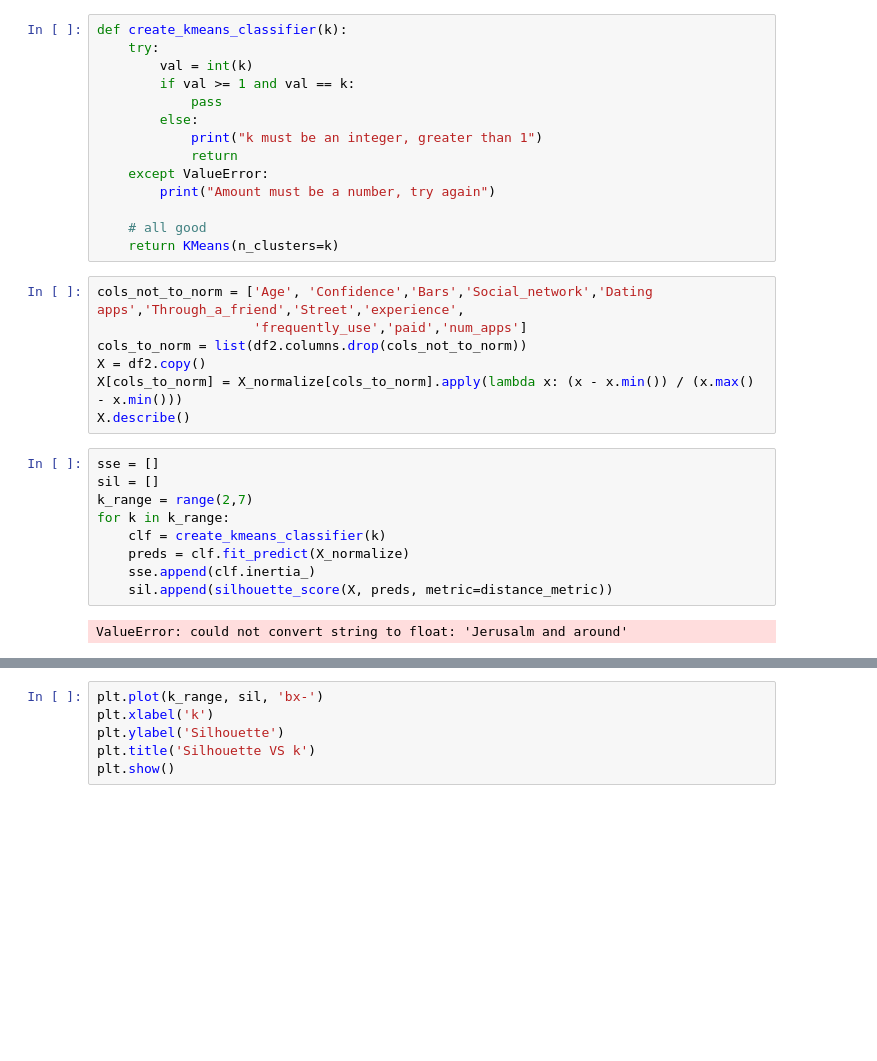
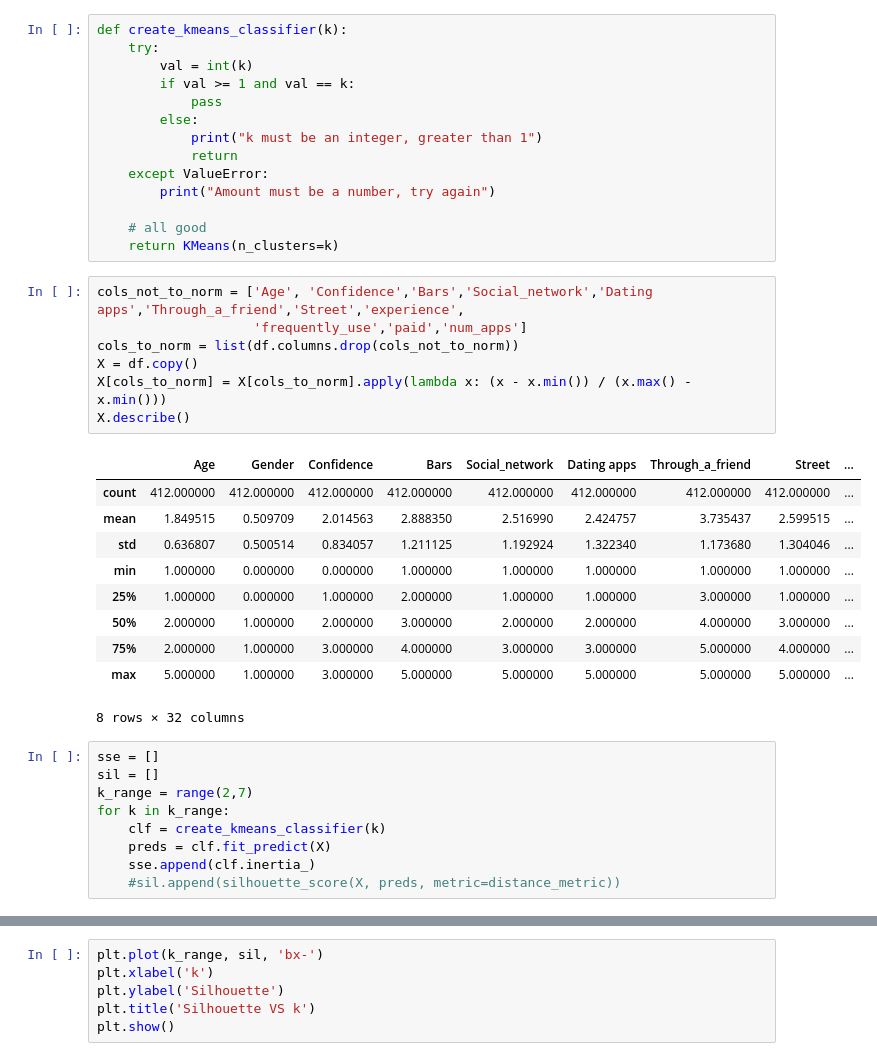
Before and after one commit to golankai/IDC-DS-FinalProject, a Jupyter notebook: Kmeans.ipynb, the cells around one changed output, grey strips where cells are left out. Drawn from its saved outputs; the diff is of its cells as text; blank space fills up the shorter version.

```diff
--- a/Kmeans.ipynb
+++ b/Kmeans.ipynb
@@ -145,21 +159,30 @@ def create_kmeans_classifier(k):
 # %%
 cols_not_to_norm = ['Age', 'Confidence','Bars','Social_network','Dating apps','Through_a_friend','Street','experience',
                     'frequently_use','paid','num_apps']
-cols_to_norm = list(df2.columns.drop(cols_not_to_norm))
-X = df2.copy()
-X[cols_to_norm] = X_normalize[cols_to_norm].apply(lambda x: (x - x.min()) / (x.max() - x.min()))
+cols_to_norm = list(df.columns.drop(cols_not_to_norm))
+X = df.copy()
+X[cols_to_norm] = X[cols_to_norm].apply(lambda x: (x - x.min()) / (x.max() - x.min()))
 X.describe()
+# %% [output]
+|  | Age | Gender | Confidence | Bars | Social_network | Dating apps | Through_a_friend | Street | ... |
+| count | 412.000000 | 412.000000 | 412.000000 | 412.000000 | 412.000000 | 412.000000 | 412.000000 | 412.000000 | ... |
+| mean | 1.849515 | 0.509709 | 2.014563 | 2.888350 | 2.516990 | 2.424757 | 3.735437 | 2.599515 | ... |
+| std | 0.636807 | 0.500514 | 0.834057 | 1.211125 | 1.192924 | 1.322340 | 1.173680 | 1.304046 | ... |
+| min | 1.000000 | 0.000000 | 0.000000 | 1.000000 | 1.000000 | 1.000000 | 1.000000 | 1.000000 | ... |
+| 25% | 1.000000 | 0.000000 | 1.000000 | 2.000000 | 1.000000 | 1.000000 | 3.000000 | 1.000000 | ... |
+| 50% | 2.000000 | 1.000000 | 2.000000 | 3.000000 | 2.000000 | 2.000000 | 4.000000 | 3.000000 | ... |
+| 75% | 2.000000 | 1.000000 | 3.000000 | 4.000000 | 3.000000 | 3.000000 | 5.000000 | 4.000000 | ... |
+| max | 5.000000 | 1.000000 | 3.000000 | 5.000000 | 5.000000 | 5.000000 | 5.000000 | 5.000000 | ... |
+8 rows × 32 columns
 # %%
 sse = []
 sil = []
 k_range = range(2,7)
 for k in k_range:
     clf = create_kmeans_classifier(k)
-    preds = clf.fit_predict(X_normalize)
+    preds = clf.fit_predict(X)
     sse.append(clf.inertia_)
-    sil.append(silhouette_score(X, preds, metric=distance_metric))
+    #sil.append(silhouette_score(X, preds, metric=distance_metric))
-# %% [output]
-ValueError: could not convert string to float: 'Jerusalm and around'
 # %%
 plt.plot(k_range, sse, 'bx-')
 plt.xlabel('k')
```
Also changed, not shown: parts of 11 cells of this notebook, 4 other files.
